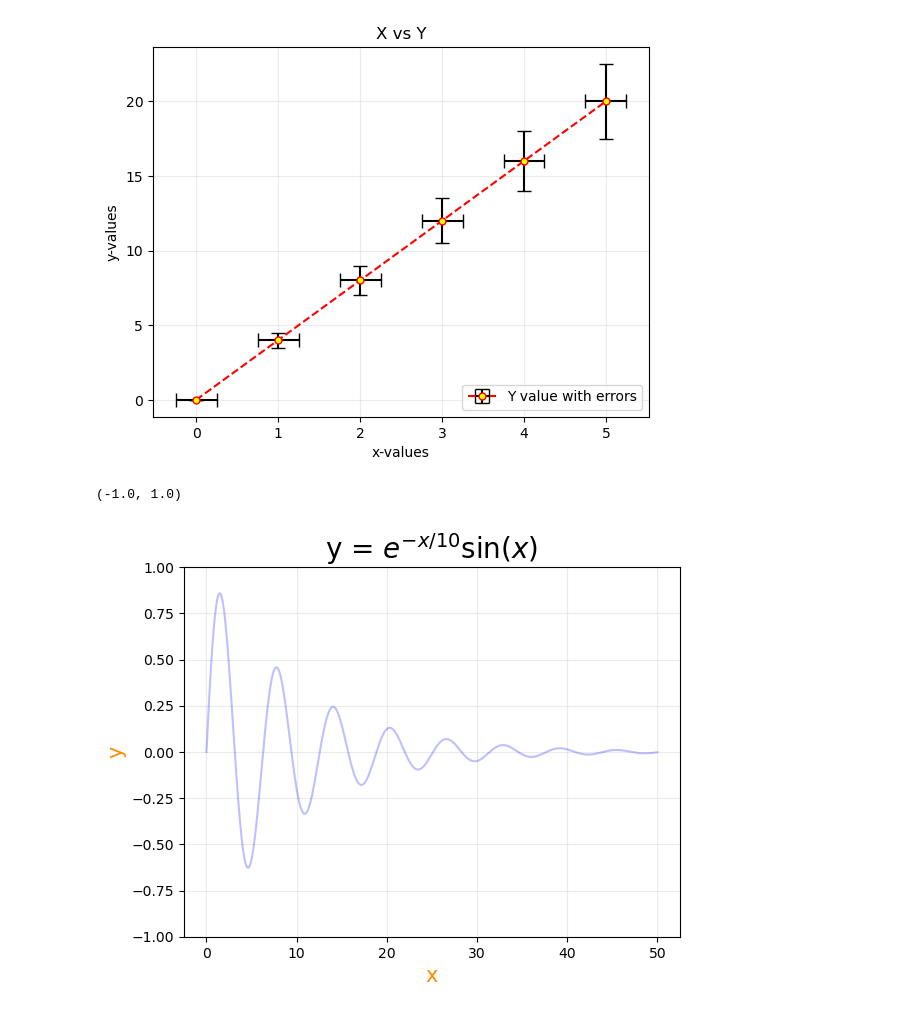
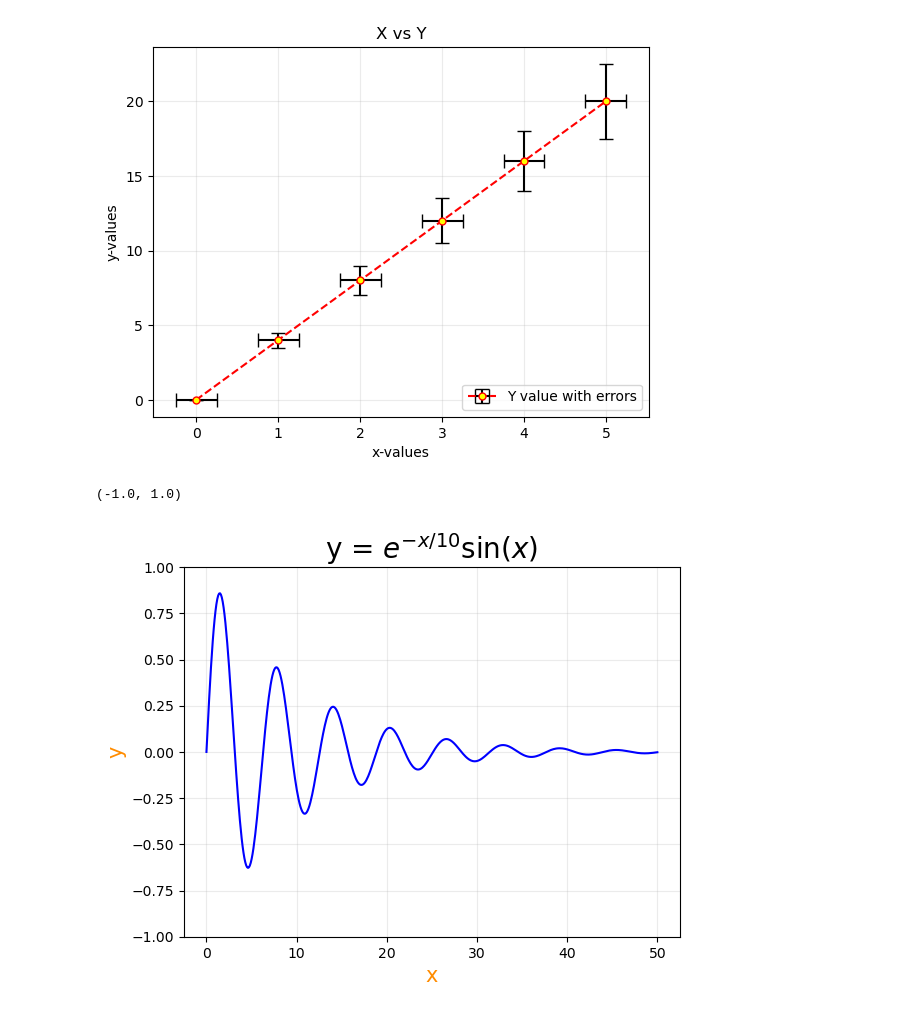
Before and after one commit to SPS-SP2273/learning-portfolio-Eldonchng, a Jupyter notebook: 7.2_plotting__exercises/(ready for review)plotting_(need)_exercises.ipynb, the cells around one changed output. Cells and saved outputs as stored; diff of their text form; code cells hidden in the pictures.

```diff
--- a/7.2_plotting__exercises/(ready for review)plotting_(need)_exercises.ipynb
+++ b/7.2_plotting__exercises/(ready for review)plotting_(need)_exercises.ipynb
@@ -25,17 +25,16 @@ plt.show()
 # %%
 import numpy as np
 from matplotlib import pyplot as plt
-x_array = np.array(range(0,51))
 x_array = np.linspace(0,50,500)
 y_array= np.exp((-1*x_array)/10) * np.sin(x_array)
 plt.plot(x_array, y_array, label='Y values',
-         color='blue', linestyle='solid',alpha = 0.25)
+         color='blue', linestyle='solid',alpha = 1) #alpha control the opacity of the line
 plt.xlabel('x', color ="darkorange", fontsize =15 )
 plt.ylabel('y', color = "darkorange",fontsize = 15)
 plt.title(r'y = $e^{-x/10}\sin(x)$', fontsize = 20)
 plt.grid(alpha=.25)
 
 plt.ylim([-1,1])
 # %% [output]
 (-1.0, 1.0)
-[figure, old version]
+[figure, new version]
```
Also changed, not shown: parts of 1 cell of this notebook, 1 other file.
